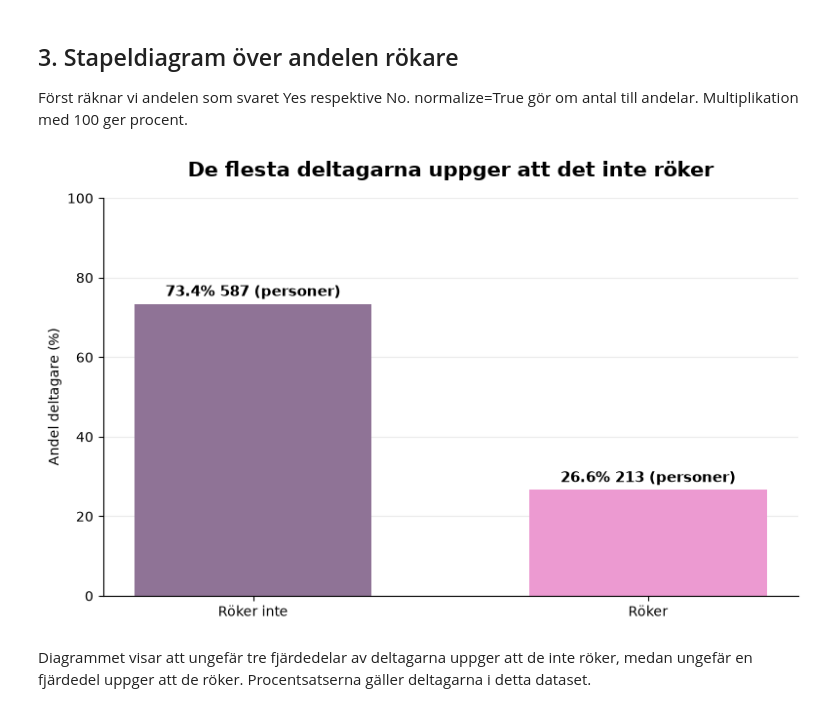
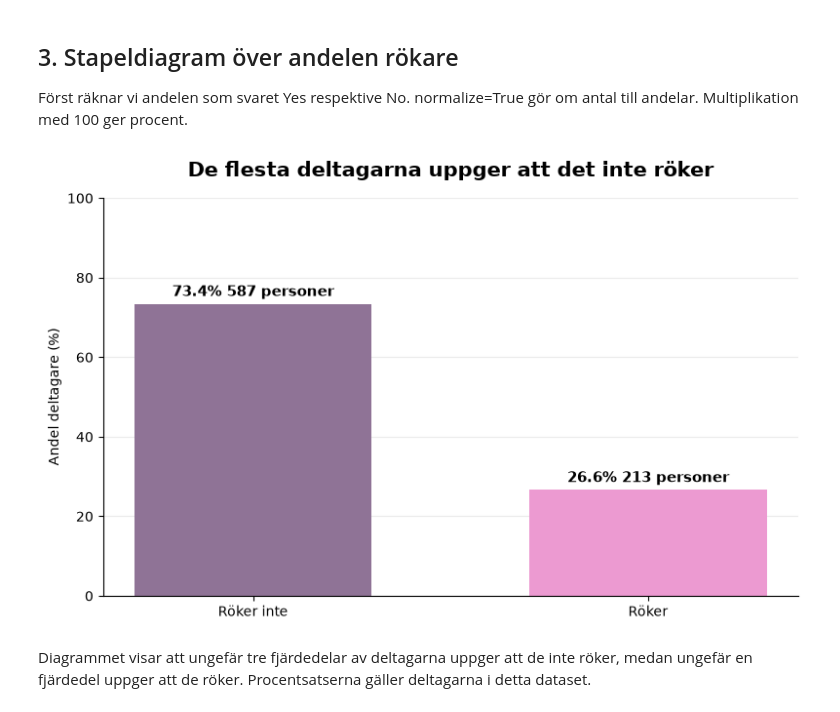
Before and after one commit to idaebeling/halsostudie, a Jupyter notebook: notebooks/halsostudie_del1.ipynb, the cells around one changed output. Saved outputs shown, nothing was run; the diff lists cells and outputs as text; code cells hidden in the pictures.

```diff
--- a/notebooks/halsostudie_del1.ipynb
+++ b/notebooks/halsostudie_del1.ipynb
@@ -187,35 +186,35 @@ fig, ax = plt.subplots(figsize=(8, 5))
 
 staplar = ax.bar(
     namn,
     procent,
     color=färger,
     width=0.6
 )
 
 for stapel, pct, n in zip(staplar, procent, antal):
     ax.text(
         stapel.get_x() + stapel.get_width() / 2,
         stapel.get_height() + 2,
-        f"{pct:.1f}% {n} (personer)",
+        f"{pct:.1f}% {n} personer",
         ha="center",
         fontsize=11,
         weight="bold"
     )
 
 ax.set_title("De flesta deltagarna uppger att det inte röker",
              fontsize=15, weight="bold", pad=16)
 ax.set_ylabel("Andel deltagare (%)")
 ax.set_ylim(0, 100)
 ax.grid(axis="y", alpha=0.25)
 ax.set_axisbelow(True)
 
 ax.spines["top"].set_visible(False)
 ax.spines["right"].set_visible(False)
 
 plt.tight_layout()
 plt.show()
 # %% [output]
-[figure, old version]
+[figure, new version]
 # %% [markdown]
 Diagrammet visar att ungefär tre fjärdedelar av deltagarna uppger att de inte röker, medan ungefär en fjärdedel uppger att de röker.
 Procentsatserna gäller deltagarna i detta dataset.
```
Also changed, not shown: parts of 9 cells of this notebook.
